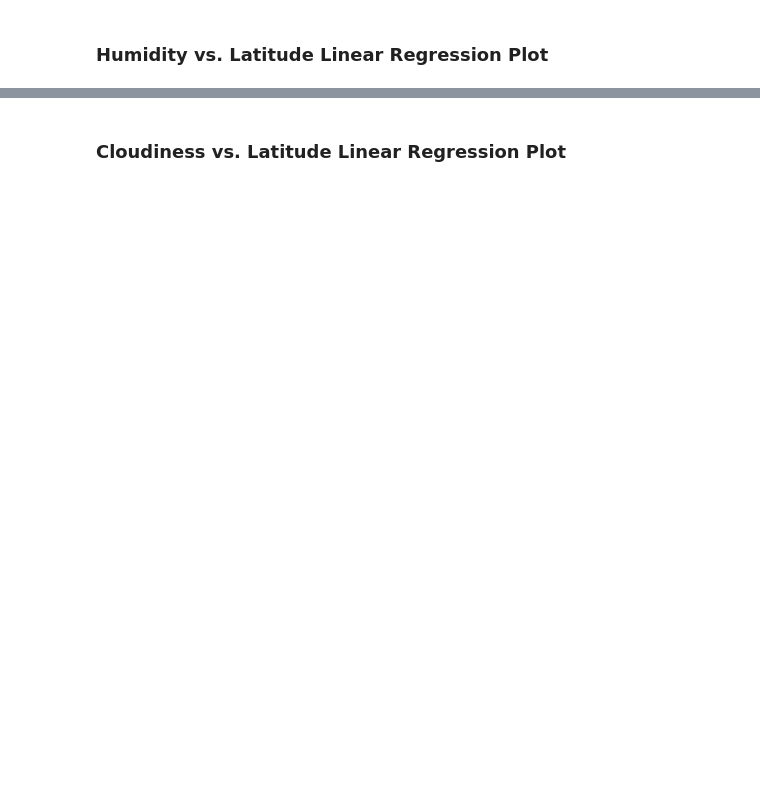
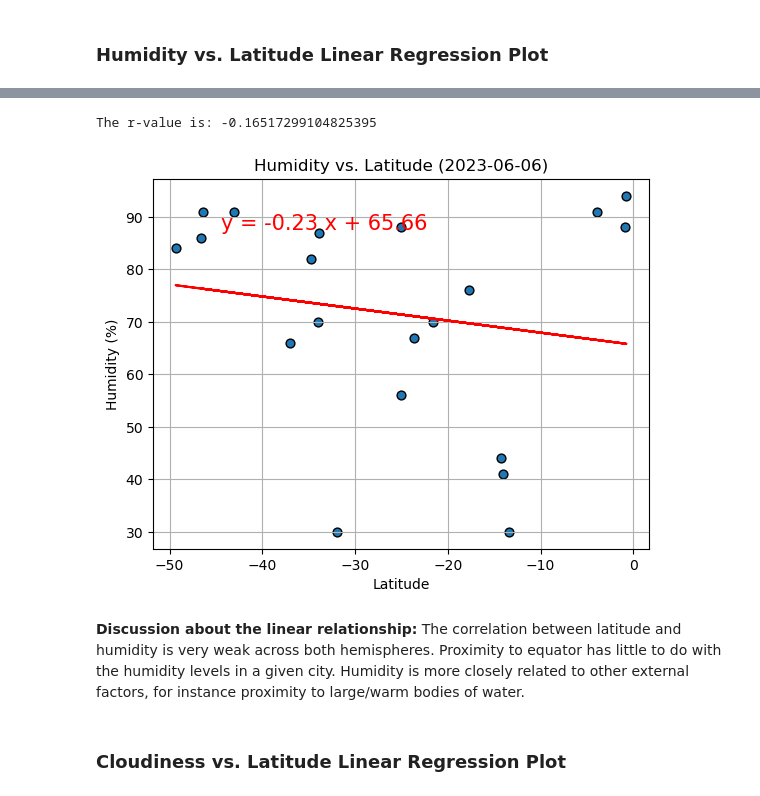
Before and after one commit to laurajanefaulds/API_challenge, a Jupyter notebook: ljf_code/WeatherPyLF.ipynb, the cells around one changed output, grey strips where cells are left out. Cells and saved outputs as stored; diff of their text form; code cells hidden in the pictures; blank space fills up the shorter version.

```diff
--- a/ljf_code/WeatherPyLF.ipynb
+++ b/ljf_code/WeatherPyLF.ipynb
@@ -340,2 +334,11 @@ The r-value is: 0.0002808747046324607
+# %%
+# Southern Hemisphere
+lin_regress_plot(df=southern_hemi_df, xcol="Lat", ycol="Humidity", x_label="Latitude",
+                 y_label="Humidity (%)", title=(f"Humidity vs. Latitude ({date})"))
+# %% [output]
+The r-value is: -0.16517299104825395
+[figure, added]
+# %% [markdown]
+**Discussion about the linear relationship:** The correlation between latitude and humidity is very weak across both hemispheres. Proximity to equator has little to do with the humidity levels in a given city. Humidity is more closely related to other external factors, for instance proximity to large/warm bodies of water.
 # %% [markdown]
 ### Cloudiness vs. Latitude Linear Regression Plot
```
Also changed, not shown: parts of 34 cells of this notebook, 4 other files.
